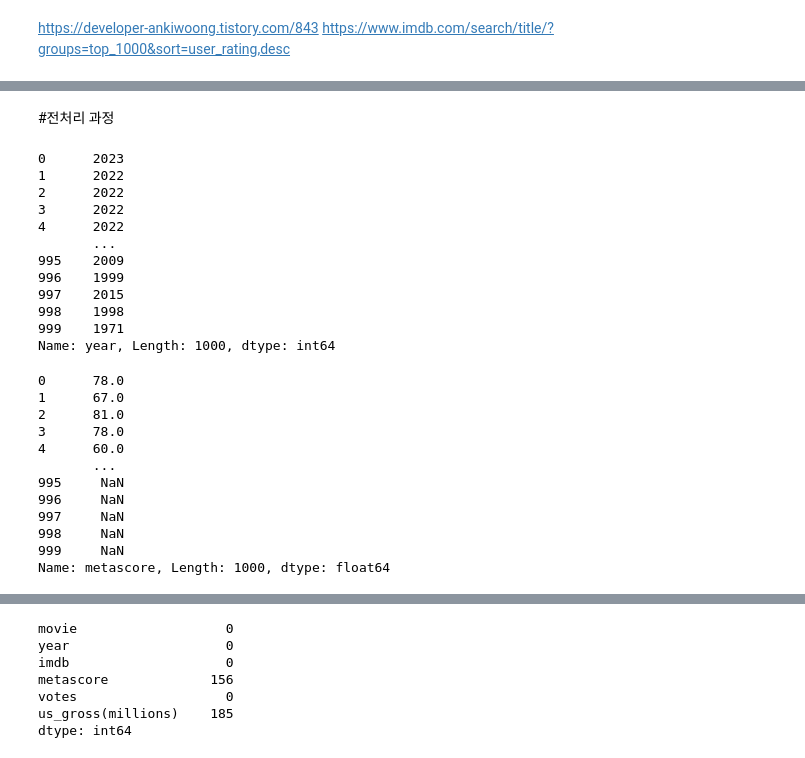
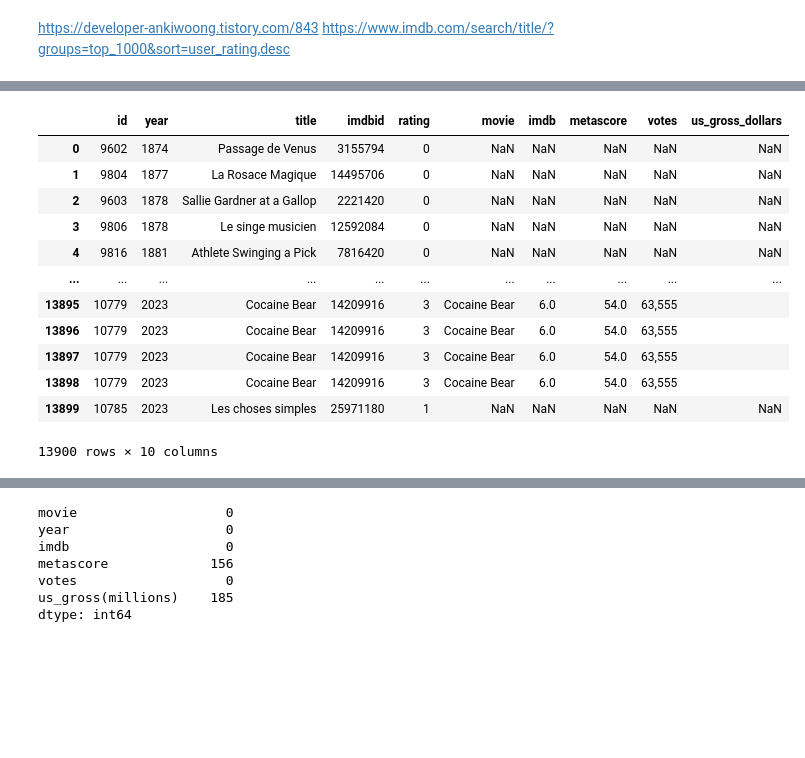
Before and after one commit to luina-1004/Bechdel-IMDB-project, a Jupyter notebook: IMDB.ipynb, the cells around one changed output, grey strips where cells are left out. Cells and saved outputs as stored; diff of their text form; code cells hidden in the pictures; blank space fills up the shorter version.

```diff
--- a/IMDB.ipynb
+++ b/IMDB.ipynb
@@ -134,34 +253,16 @@ movies
-# %% [markdown]
-#전처리 과정
-# %%
-movies['year'] = movies['year'].str.extract('(\d+)').astype(int)
-print(movies['year'])
-# %% [output]
-0      2023
-1      2022
-2      2022
-3      2022
-4      2022
-       ...
-995    2009
-996    1999
-997    2015
-998    1998
-999    1971
-Name: year, Length: 1000, dtype: int64
-# %%
-movies['metascore'] = pd.to_numeric(movies['metascore'], errors = 'coerce')
-print(movies['metascore'])
-# %% [output]
-0      78.0
-1      67.0
-2      81.0
-3      78.0
-4      60.0
-       ...
-995     NaN
-996     NaN
-997     NaN
-998     NaN
-999     NaN
-Name: metascore, Length: 1000, dtype: float64
+# %%
+new
+# %% [output]
+|  | id | year | title | imdbid | rating | movie | imdb | metascore | votes | us_gross_dollars |
+| 0 | 9602 | 1874 | Passage de Venus | 3155794 | 0 | NaN | NaN | NaN | NaN | NaN |
+| 1 | 9804 | 1877 | La Rosace Magique | 14495706 | 0 | NaN | NaN | NaN | NaN | NaN |
+| 2 | 9603 | 1878 | Sallie Gardner at a Gallop | 2221420 | 0 | NaN | NaN | NaN | NaN | NaN |
+| 3 | 9806 | 1878 | Le singe musicien | 12592084 | 0 | NaN | NaN | NaN | NaN | NaN |
+| 4 | 9816 | 1881 | Athlete Swinging a Pick | 7816420 | 0 | NaN | NaN | NaN | NaN | NaN |
+| ... | ... | ... | ... | ... | ... | ... | ... | ... | ... | ... |
+| 13895 | 10779 | 2023 | Cocaine Bear | 14209916 | 3 | Cocaine Bear | 6.0 | 54.0 | 63,555 |  |
+| 13896 | 10779 | 2023 | Cocaine Bear | 14209916 | 3 | Cocaine Bear | 6.0 | 54.0 | 63,555 |  |
+| 13897 | 10779 | 2023 | Cocaine Bear | 14209916 | 3 | Cocaine Bear | 6.0 | 54.0 | 63,555 |  |
+| 13898 | 10779 | 2023 | Cocaine Bear | 14209916 | 3 | Cocaine Bear | 6.0 | 54.0 | 63,555 |  |
+| 13899 | 10785 | 2023 | Les choses simples | 25971180 | 1 | NaN | NaN | NaN | NaN | NaN |
+13900 rows × 10 columns
```
Also changed, not shown: parts of 21 cells of this notebook, 6 other files.
